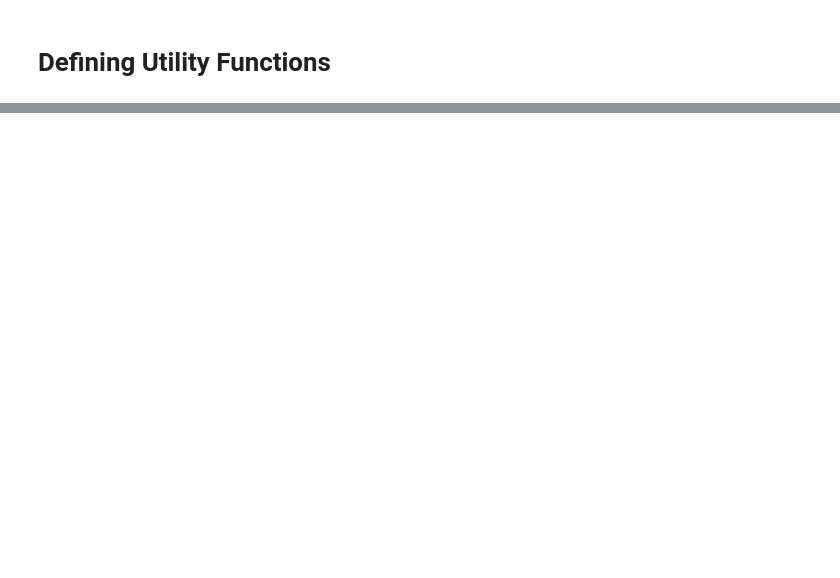
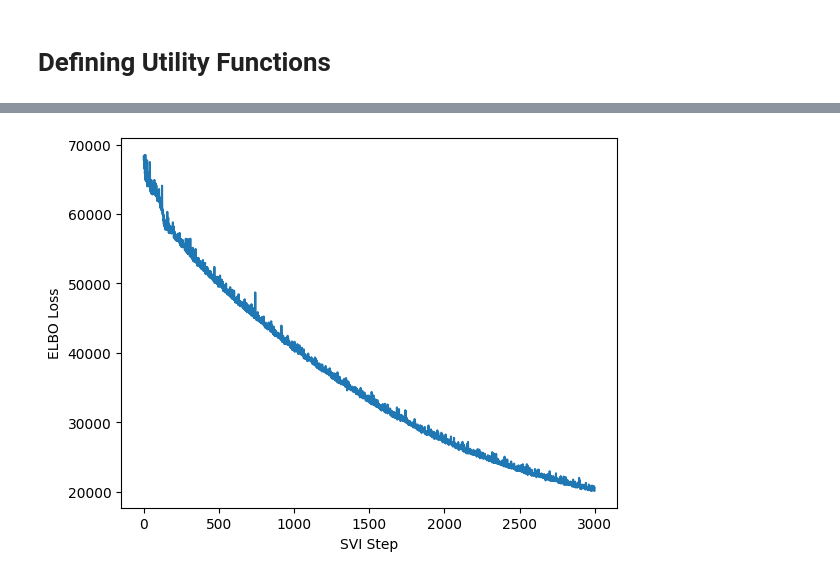
Before and after one commit to Andrei-Treil/betting_bot, a Jupyter notebook: notebooks/extended_bnn.ipynb, the cells around one changed output, grey strips where cells are left out. Saved outputs shown, nothing was run; the diff lists cells and outputs as text; code cells hidden in the pictures; blank space fills up the shorter version.

```diff
--- a/notebooks/extended_bnn.ipynb
+++ b/notebooks/extended_bnn.ipynb
@@ -502,7 +502,7 @@ from pyro.optim import Adam
 from torch.nn import LogSoftmax
 
 pyro.clear_param_store()
-bnn_cat = BNN_Cont(in_dim=14,first_hid_dim=56,sec_hid_dim=114,thir_hid_dim=114,four_hid_dim=56,out_dim=2,prior_scale=1,bias_scale=5)
+bnn_cat = BNN_Cont(in_dim=14,first_hid_dim=56,sec_hid_dim=114,thir_hid_dim=114,four_hid_dim=56,out_dim=2,prior_scale=1,bias_scale=10)
 # guide = AutoDelta(bnn_cat)
 guide = AutoDiagonalNormal(bnn_cat,init_scale=0.1)
 
@@ -529,3 +529,4 @@ plt.plot(steps,losses)
 plt.ylabel("ELBO Loss")
 plt.xlabel("SVI Step")
 plt.show()
+# %% [output]
@@ -532,3 +543,4 @@ plt.show()
+[figure, added]
 # %%
 pyro.clear_param_store()
 predictive = Predictive(bnn_cat, guide=guide, num_samples=500, return_sites=["obs","_RETURN"]) # confidence scales inversely w/ num_samples, low num_samp -> high confidence
```
Also changed, not shown: parts of 4 cells of this notebook.
